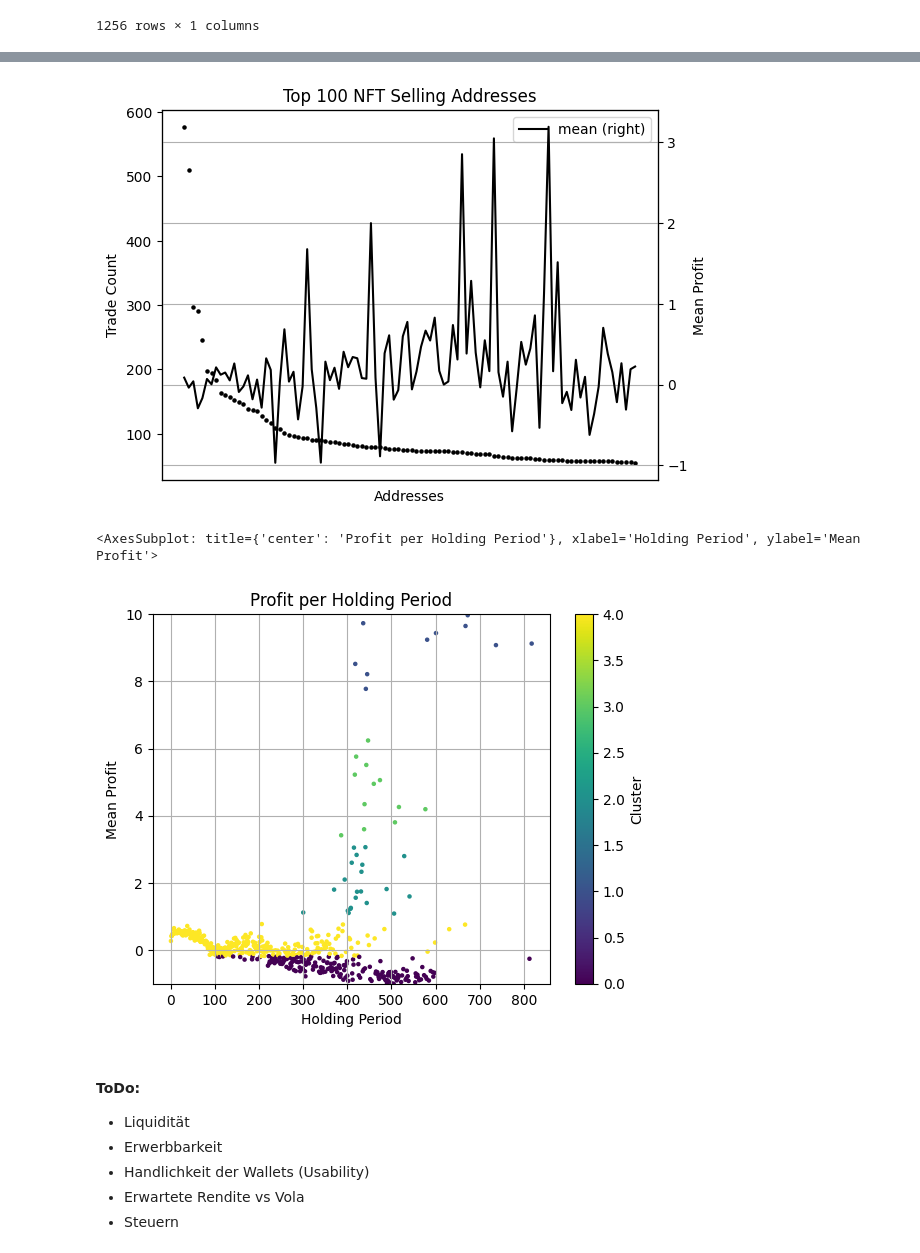
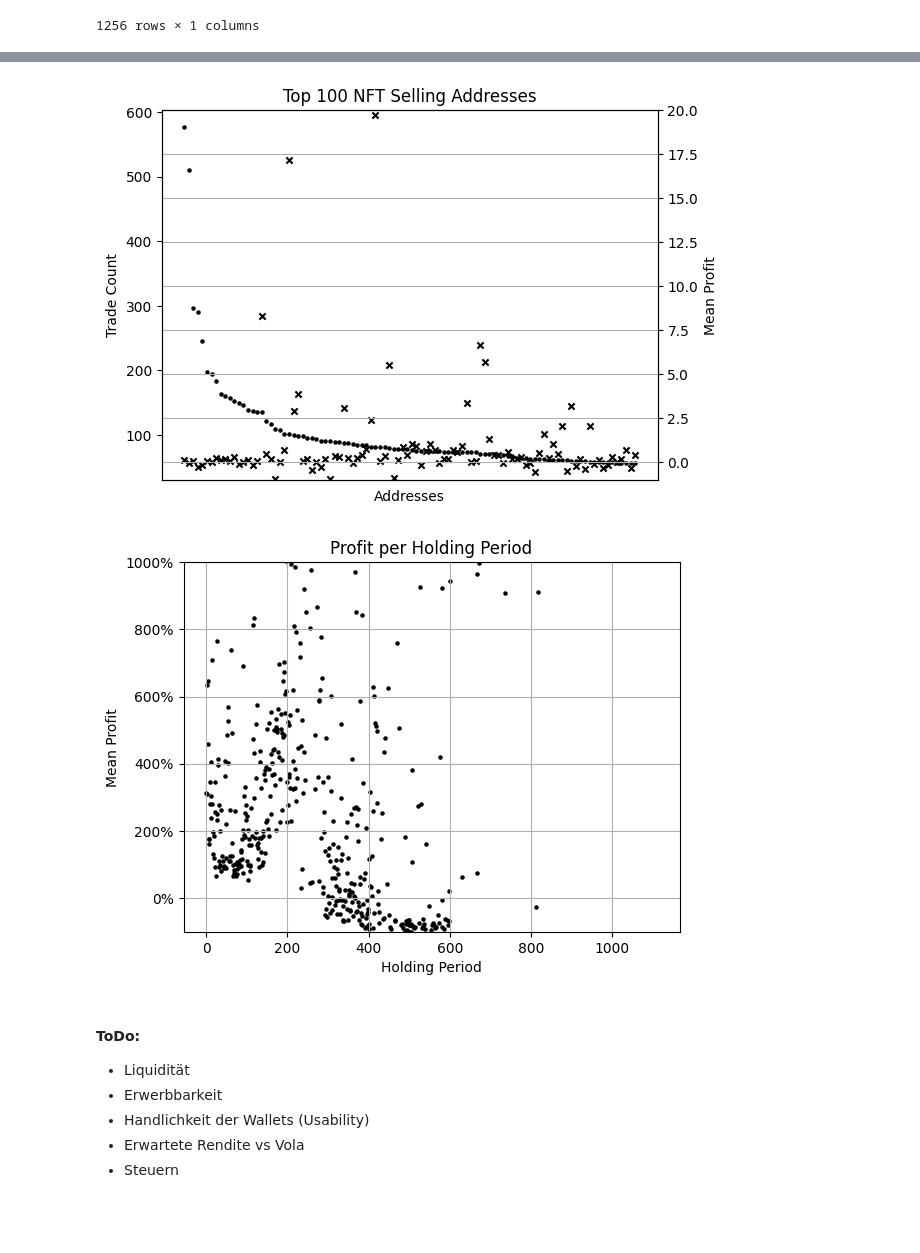
Before and after one commit to vfcapital/bachelor-thesis, a Jupyter notebook: bachelorthesis/notebooks/trade_analysis.ipynb, the cells around one changed output, grey strips where cells are left out. Cells and saved outputs as stored; diff of their text form; code cells hidden in the pictures; blank space fills up the shorter version.

```diff
--- a/bachelorthesis/notebooks/trade_analysis.ipynb
+++ b/bachelorthesis/notebooks/trade_analysis.ipynb
@@ -83,0 +27,3 @@ nft_trades_outlier_reduced.head()
+# %%
+nft_trades = load_nft_trades()
+get_counts(nft_trades)
@@ -90,12 +36,12 @@ floor_prices = trades.pivot_table(
 # %%
 # Profit per day
-nft_trades_outlier_reduced["profit_usd_per_day"] = nft_trades_outlier_reduced[
-    "profit_usd"
-] / (1 + nft_trades_outlier_reduced["holding_period"])
+nft_trades["profit_usd_per_day"] = nft_trades["profit_usd"] / (
+    1 + nft_trades["holding_period"]
+)
 
 # Get Floor Price per collection per day
 floor_price_collections = (
-    nft_trades_outlier_reduced[["sell_date", "sell_price_usd", "collection"]]
+    nft_trades[["sell_date", "sell_price_usd", "collection"]]
     .pivot_table(
         columns="collection", index="sell_date", values="sell_price_usd", aggfunc="min"
     )
@@ -104,7 +50,7 @@ floor_price_collections = (
 
 # Daily market cap
 collection_turnover_sum = (
-    nft_trades_outlier_reduced[["sell_date", "sell_price_usd", "collection"]]
+    nft_trades[["sell_date", "sell_price_usd", "collection"]]
     .pivot_table(
         columns="collection", index="sell_date", values="sell_price_usd", aggfunc="sum"
     )
@@ -113,7 +59,7 @@ collection_turnover_sum = (
 
 # Daily profit per day
 collection_profit_per_day = (
-    nft_trades_outlier_reduced[["sell_date", "profit_usd_per_day", "collection"]]
+    nft_trades[["sell_date", "profit_usd_per_day", "collection"]]
     .pivot_table(
         columns="collection",
         index="sell_date",
@@ -456,0 +151,5 @@ plt.show()
+# %%
+splits = [100, 1000, np.inf]
+currency = "usd"
+
+plot_figure_profit_per_price(splits, currency, nft_trades)
@@ -495,6 +200,6 @@ plt.grid()
 # %%
 address_grouped = (
-    nft_trades_outlier_reduced[["from_address", "profit_usd"]]
+    nft_trades[["from_address", "profit_usd"]]
     .groupby("from_address")
     .agg(["min", "max", "sum", "count", "mean"])
     .round(4)["profit_usd"]
@@ -515,7 +220,7 @@ ax = address_grouped.plot.scatter(
 
 ax1 = ax.twinx()
 
-address_grouped.plot.line(
+address_grouped.plot.scatter(
     x="from_address",
     y="mean",
     color="black",
@@ -523,38 +228,43 @@ address_grouped.plot.line(
     xlabel="Addresses",
     ylabel="Mean Profit",
     title="Top 100 NFT Selling Addresses",
+    marker="x",
     legend=True,
     secondary_y=True,
+    ylim=(-1, 20),
     ax=ax1,
 )
 plt.grid()
+plt.savefig("figures/profit_per_investor.png")
+plt.show()
 # %% [output]
-[figure, old version]
+[figure, new version]
 # %%
 plot_df = (
-    nft_trades_outlier_reduced[["holding_period", "profit_usd"]]
+    nft_trades[["holding_period", "profit_usd"]]
     .groupby("holding_period")
     .agg(["min", "max", "sum", "count", "mean"])
     .round(4)["profit_usd"]
     .reset_index()
 )
-y_pred = KMeans(5, n_init=100, max_iter=1000, algorithm="elkan")
-y_pred.fit(plot_df[["mean"]])
-plot_df["Cluster"] = y_pred.labels_.astype(float)
-plot_df.plot.scatter(
+# y_pred = KMeans(5, n_init=100, max_iter=1000, algorithm="elkan")
+# y_pred.fit(plot_df[["mean"]])
+# plot_df["Cluster"] = y_pred.labels_.astype(float)
+ax = plot_df.plot.scatter(
     x="holding_period",
     y="mean",
-    c="Cluster",
+    # c="Cluster",
     xlabel="Holding Period",
+    color="Black",
     ylabel="Mean Profit",
     title="Profit per Holding Period",
     grid=True,
     ylim=[-1, 10],
     marker=".",
 )
+ax.yaxis.set_major_formatter(mtick.PercentFormatter(1.0))
 # %% [output]
-<AxesSubplot: title={'center': 'Profit per Holding Period'}, xlabel='Holding Period', ylabel='Mean Profit'>
-[figure, old version]
+[figure, new version]
 # %% [markdown]
 #### ToDo:
 
```
Also changed, not shown: parts of 34 cells of this notebook, 1 other file.
